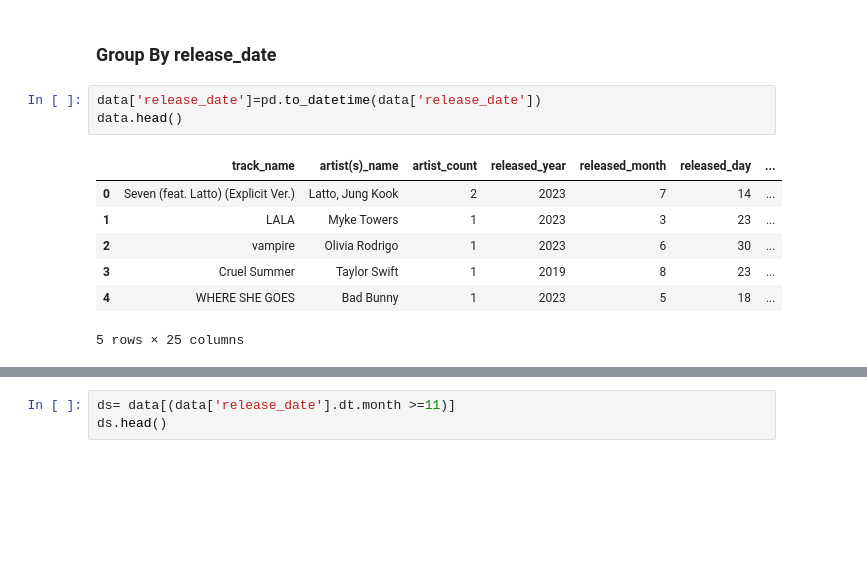
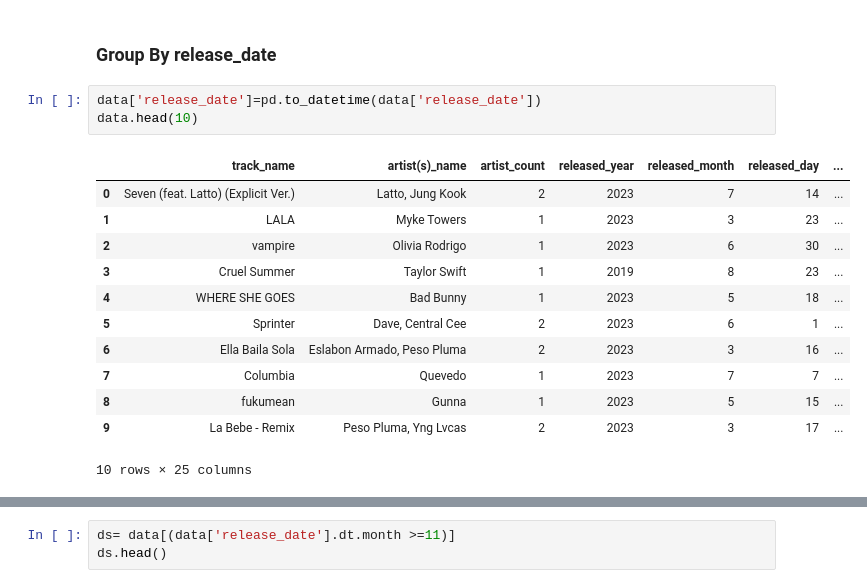
Before and after one commit to ToshiroHJJZ/DS_Final_Project, a Jupyter notebook: Final_Project.ipynb, the cells around one changed output, grey strips where cells are left out. Cells and saved outputs as stored; diff of their text form; blank space fills up the shorter version.

```diff
--- a/Final_Project.ipynb
+++ b/Final_Project.ipynb
@@ -132,15 +132,20 @@ new_data.describe()
 ### Group By release_date
 # %%
 data['release_date']=pd.to_datetime(data['release_date'])
-data.head()
+data.head(10)
 # %% [output]
 |  | track_name | artist(s)_name | artist_count | released_year | released_month | released_day | ... |
 | 0 | Seven (feat. Latto) (Explicit Ver.) | Latto, Jung Kook | 2 | 2023 | 7 | 14 | ... |
 | 1 | LALA | Myke Towers | 1 | 2023 | 3 | 23 | ... |
 | 2 | vampire | Olivia Rodrigo | 1 | 2023 | 6 | 30 | ... |
 | 3 | Cruel Summer | Taylor Swift | 1 | 2019 | 8 | 23 | ... |
 | 4 | WHERE SHE GOES | Bad Bunny | 1 | 2023 | 5 | 18 | ... |
+| 5 | Sprinter | Dave, Central Cee | 2 | 2023 | 6 | 1 | ... |
+| 6 | Ella Baila Sola | Eslabon Armado, Peso Pluma | 2 | 2023 | 3 | 16 | ... |
+| 7 | Columbia | Quevedo | 1 | 2023 | 7 | 7 | ... |
+| 8 | fukumean | Gunna | 1 | 2023 | 5 | 15 | ... |
+| 9 | La Bebe - Remix | Peso Pluma, Yng Lvcas | 2 | 2023 | 3 | 17 | ... |
-5 rows × 25 columns
+10 rows × 25 columns
 # %%
 data.info()
 # %% [output]
```
Also changed, not shown: parts of 50 cells of this notebook.
